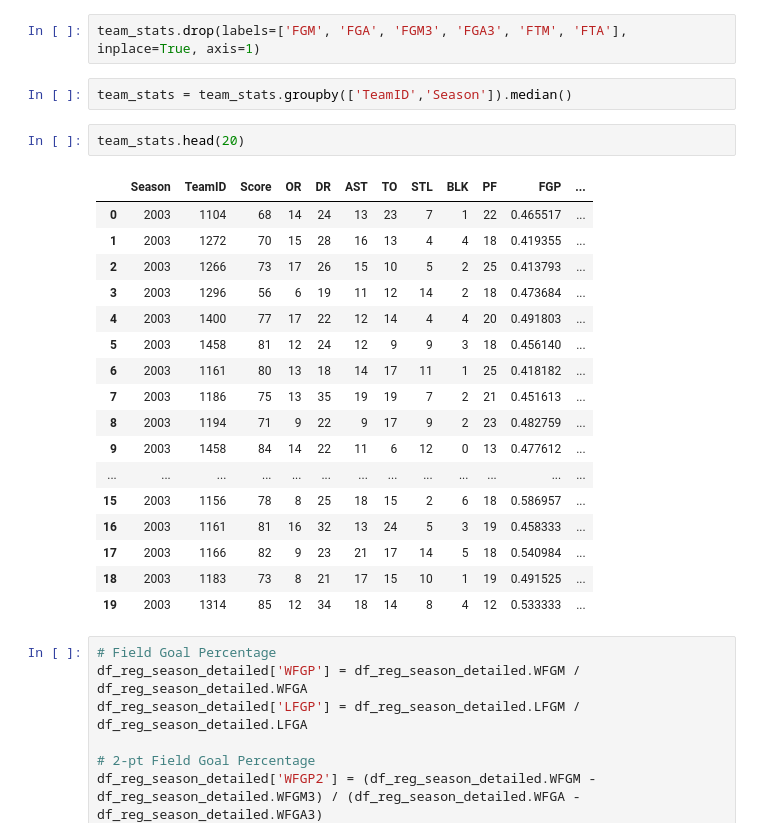
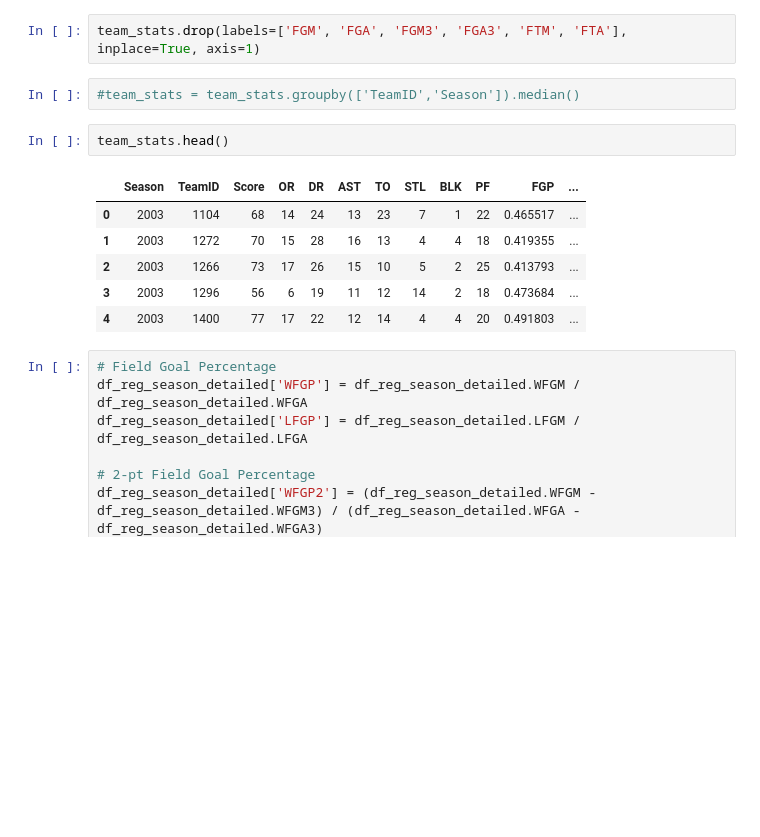
Before and after one commit to bobcurrie/2018_ncaa_tourney_men, a Jupyter notebook: notebooks/basic_attempt.ipynb, the cells around one changed output. Saved outputs shown, nothing was run; the diff lists cells and outputs as text; blank space fills up the shorter version.

```diff
--- a/notebooks/basic_attempt.ipynb
+++ b/notebooks/basic_attempt.ipynb
@@ -113,27 +113,16 @@ team_stats.head()
 # %%
 team_stats.drop(labels=['FGM', 'FGA', 'FGM3', 'FGA3', 'FTM', 'FTA'], inplace=True, axis=1)
 # %%
-team_stats = team_stats.groupby(['TeamID','Season']).median()
+#team_stats = team_stats.groupby(['TeamID','Season']).median()
 # %%
-team_stats.head(20)
+team_stats.head()
 # %% [output]
 |  | Season | TeamID | Score | OR | DR | AST | TO | STL | BLK | PF | FGP | ... |
 | 0 | 2003 | 1104 | 68 | 14 | 24 | 13 | 23 | 7 | 1 | 22 | 0.465517 | ... |
 | 1 | 2003 | 1272 | 70 | 15 | 28 | 16 | 13 | 4 | 4 | 18 | 0.419355 | ... |
 | 2 | 2003 | 1266 | 73 | 17 | 26 | 15 | 10 | 5 | 2 | 25 | 0.413793 | ... |
 | 3 | 2003 | 1296 | 56 | 6 | 19 | 11 | 12 | 14 | 2 | 18 | 0.473684 | ... |
 | 4 | 2003 | 1400 | 77 | 17 | 22 | 12 | 14 | 4 | 4 | 20 | 0.491803 | ... |
-| 5 | 2003 | 1458 | 81 | 12 | 24 | 12 | 9 | 9 | 3 | 18 | 0.456140 | ... |
-| 6 | 2003 | 1161 | 80 | 13 | 18 | 14 | 17 | 11 | 1 | 25 | 0.418182 | ... |
-| 7 | 2003 | 1186 | 75 | 13 | 35 | 19 | 19 | 7 | 2 | 21 | 0.451613 | ... |
-| 8 | 2003 | 1194 | 71 | 9 | 22 | 9 | 17 | 9 | 2 | 23 | 0.482759 | ... |
-| 9 | 2003 | 1458 | 84 | 14 | 22 | 11 | 6 | 12 | 0 | 13 | 0.477612 | ... |
-| ... | ... | ... | ... | ... | ... | ... | ... | ... | ... | ... | ... | ... |
-| 15 | 2003 | 1156 | 78 | 8 | 25 | 18 | 15 | 2 | 6 | 18 | 0.586957 | ... |
-| 16 | 2003 | 1161 | 81 | 16 | 32 | 13 | 24 | 5 | 3 | 19 | 0.458333 | ... |
-| 17 | 2003 | 1166 | 82 | 9 | 23 | 21 | 17 | 14 | 5 | 18 | 0.540984 | ... |
-| 18 | 2003 | 1183 | 73 | 8 | 21 | 17 | 15 | 10 | 1 | 19 | 0.491525 | ... |
-| 19 | 2003 | 1314 | 85 | 12 | 34 | 18 | 14 | 8 | 4 | 12 | 0.533333 | ... |
 # %%
 # Field Goal Percentage
 df_reg_season_detailed['WFGP'] = df_reg_season_detailed.WFGM / df_reg_season_detailed.WFGA
```
Also changed, not shown: parts of 2 cells of this notebook, 13 other files.
